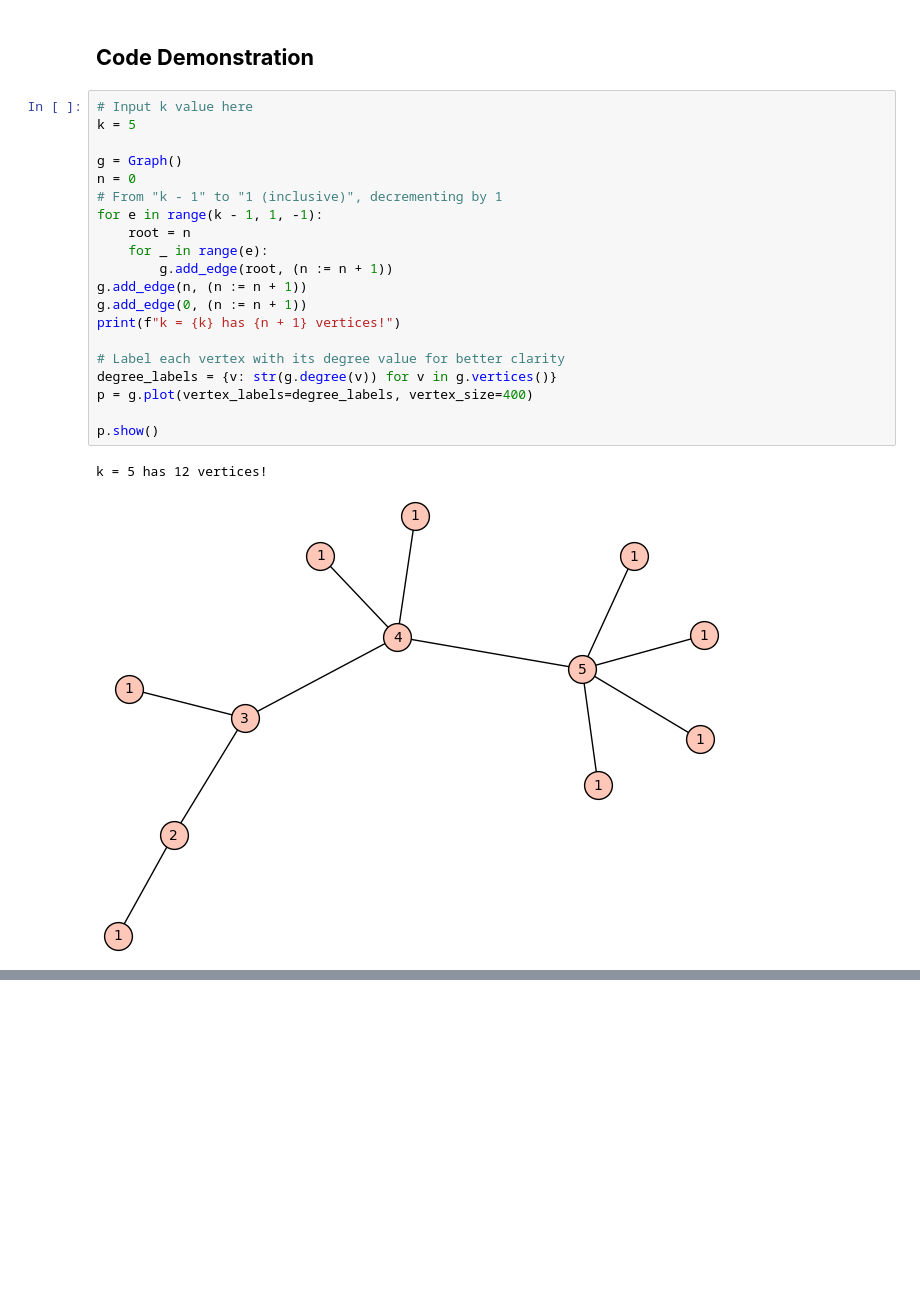
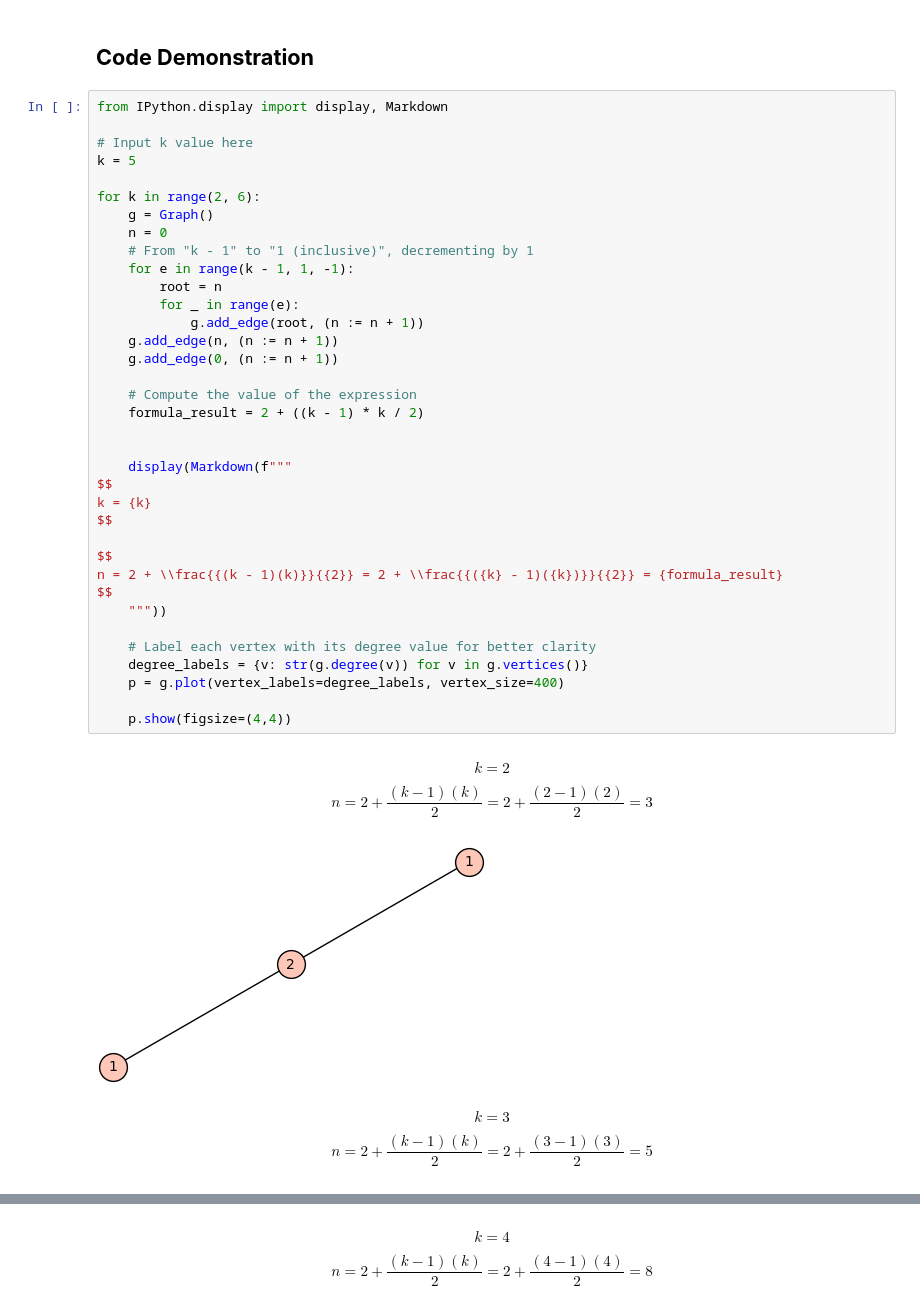
Before and after one commit to Michael-USA/codespaces-jupyter, a Jupyter notebook: notebooks/problem-2.ipynb, the cells around one changed output, grey strips where cells are left out. Saved outputs shown, nothing was run; the diff lists cells and outputs as text; blank space fills up the shorter version.

```diff
--- a/notebooks/problem-2.ipynb
+++ b/notebooks/problem-2.ipynb
@@ -68,25 +68,56 @@ $$
 # %% [markdown]
 ## **Code Demonstration**
 # %%
+from IPython.display import display, Markdown
+
 # Input k value here
 k = 5
 
-g = Graph()
-n = 0
-# From "k - 1" to "1 (inclusive)", decrementing by 1
-for e in range(k - 1, 1, -1):
-    root = n
-    for _ in range(e):
-        g.add_edge(root, (n := n + 1))
-g.add_edge(n, (n := n + 1))
-g.add_edge(0, (n := n + 1))
-print(f"k = {k} has {n + 1} vertices!")
+for k in range(2, 6):
+    g = Graph()
+    n = 0
+    # From "k - 1" to "1 (inclusive)", decrementing by 1
+    for e in range(k - 1, 1, -1):
+        root = n
+        for _ in range(e):
+            g.add_edge(root, (n := n + 1))
+    g.add_edge(n, (n := n + 1))
+    g.add_edge(0, (n := n + 1))
 
-# Label each vertex with its degree value for better clarity
-degree_labels = {v: str(g.degree(v)) for v in g.vertices()}
-p = g.plot(vertex_labels=degree_labels, vertex_size=400)
+    # Compute the value of the expression
+    formula_result = 2 + ((k - 1) * k / 2)
 
-p.show()
+
+    display(Markdown(f"""
+$$
+k = {k}
+$$
+
+$$
+n = 2 + \\frac{{(k - 1)(k)}}{{2}} = 2 + \\frac{{({k} - 1)({k})}}{{2}} = {formula_result}
+$$
+    """))
+
+    # Label each vertex with its degree value for better clarity
+    degree_labels = {v: str(g.degree(v)) for v in g.vertices()}
+    p = g.plot(vertex_labels=degree_labels, vertex_size=400)
+
+    p.show(figsize=(4,4))
 # %% [output]
-k = 5 has 12 vertices!
+
+$$
+k = 2
+$$
+
+$$
+n = 2 + \frac{(k - 1)(k)}{2} = 2 + \frac{(2 - 1)(2)}{2} = 3
+$$
-[figure, old version]
+[figure, new version]
+
+$$
+k = 3
+$$
+
+$$
+n = 2 + \frac{(k - 1)(k)}{2} = 2 + \frac{(3 - 1)(3)}{2} = 5
+$$
@@ -92,0 +125,8 @@ k = 5 has 12 vertices!
+
+$$
+k = 4
+$$
+
+$$
+n = 2 + \frac{(k - 1)(k)}{2} = 2 + \frac{(4 - 1)(4)}{2} = 8
+$$
```
Also changed, not shown: parts of 1 cell of this notebook, 2 other files.
